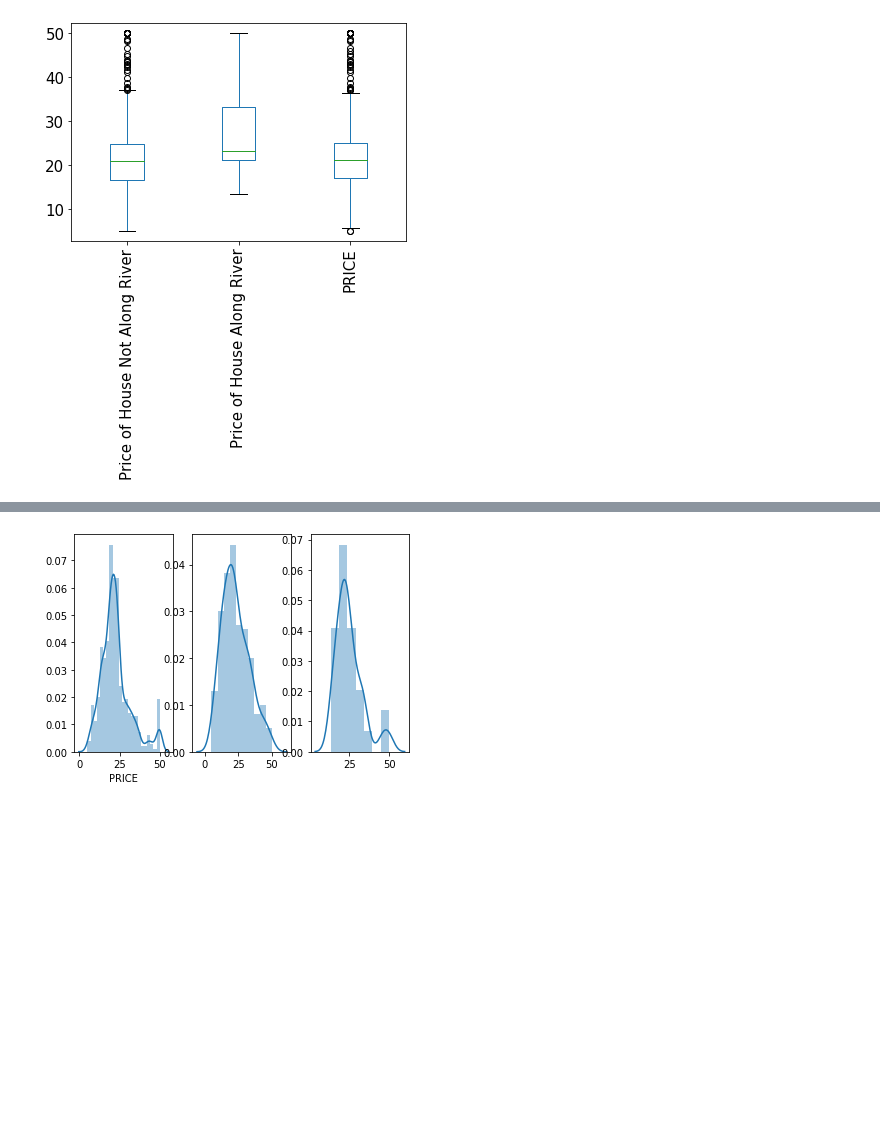
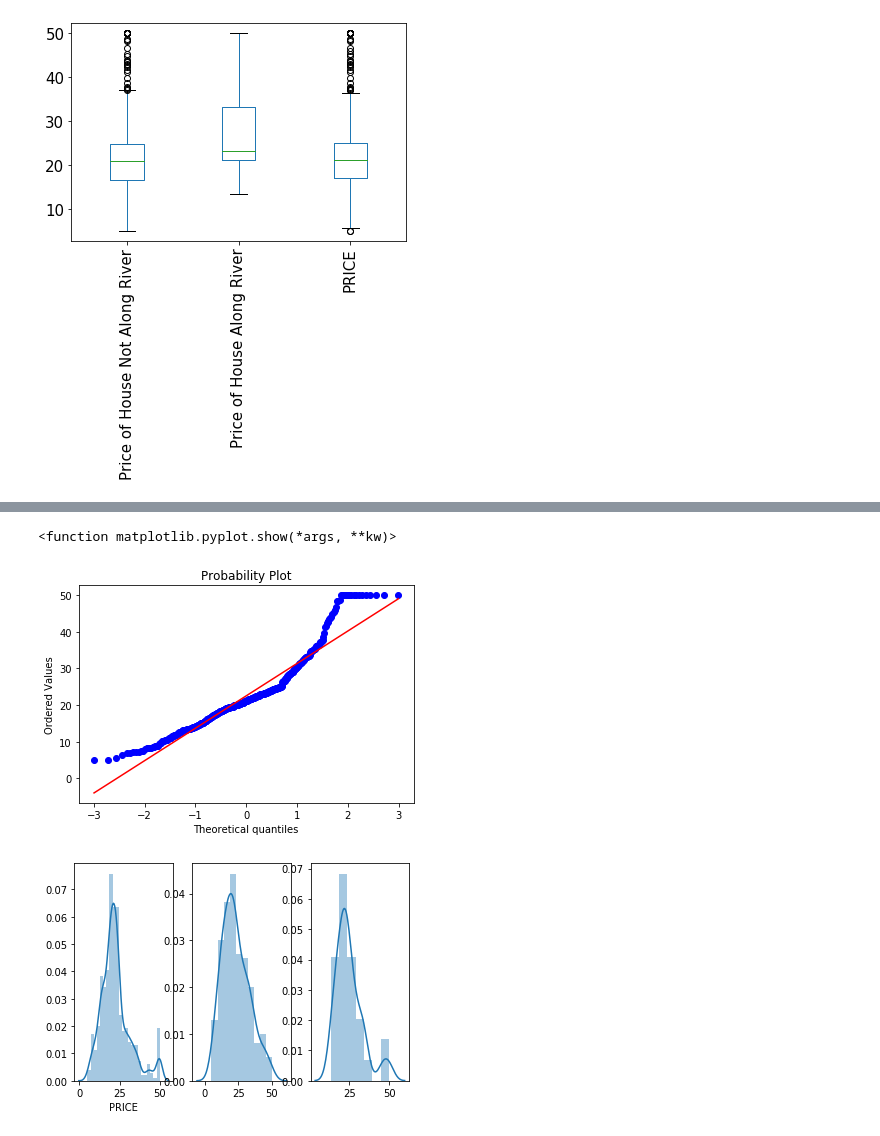
Before and after one commit to shanecanny1/Machine-Learning-and-Statistics-Project, a Jupyter notebook: Machine Learning Project Boston House Prices.ipynb, the cells around one changed output, grey strips where cells are left out. Cells and saved outputs as stored; diff of their text form; code cells hidden in the pictures; blank space fills up the shorter version.

```diff
--- a/Machine Learning Project Boston House Prices.ipynb
+++ b/Machine Learning Project Boston House Prices.ipynb
@@ -388,3 +400,10 @@ z=Price_of_Housing['Price of House Along River'].dropna().unique()
+# %%
+## creating Quantile Plots ##
+stats.probplot(x, dist="norm", plot=plt)
+plt.show
+# %% [output]
+<function matplotlib.pyplot.show(*args, **kw)>
+[figure, added]
 # %%
 ## Creating Distribution Sub Plots of the 3 Sets of Data ##
 
```
Also changed, not shown: parts of 3 cells of this notebook.
